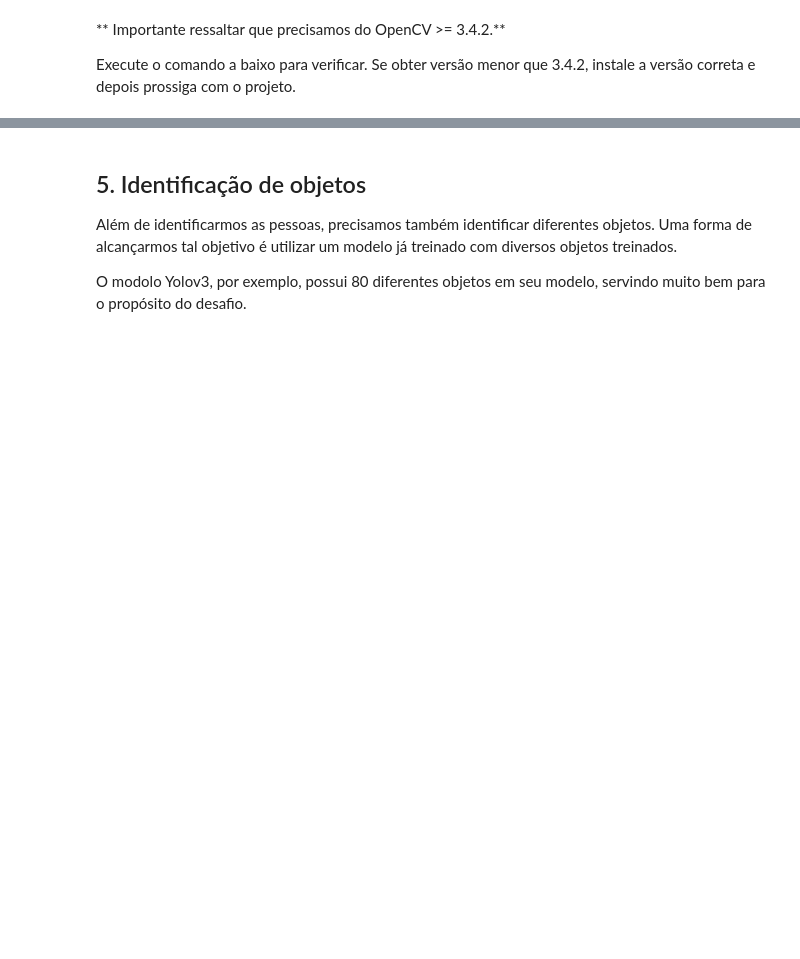
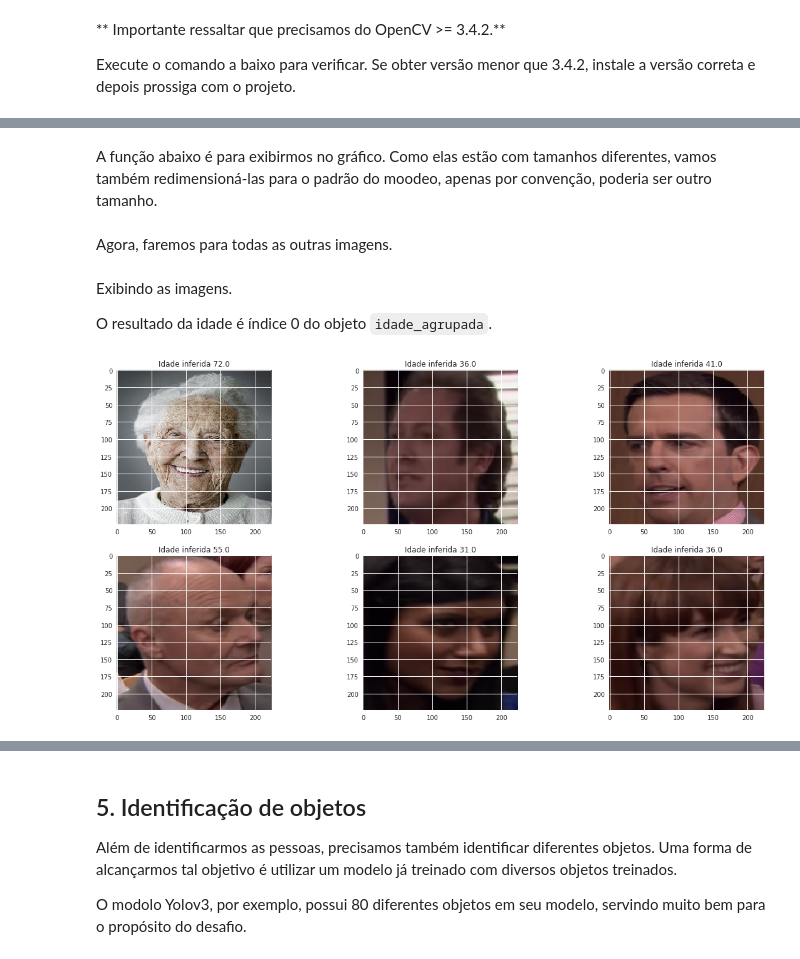
Before and after one commit to jason-pires/fiap-ml-visao-computacional-capstone, a Jupyter notebook: projeto/object-people-audit.ipynb, the cells around one changed output, grey strips where cells are left out. Cells and saved outputs as stored; diff of their text form; code cells hidden in the pictures; blank space fills up the shorter version.

````diff
--- a/projeto/object-people-audit.ipynb
+++ b/projeto/object-people-audit.ipynb
@@ -83,0 +589,3 @@ print(cv2.__version__)
+# %%
+caminho_imagem_1 = "testes/teste-1.jpg"
+imagem_1_pad = carregarImagem(caminho_imagem_1)
@@ -83,0 +594,2 @@ print(cv2.__version__)
+# %%
+predicao_1 = modelo_idade.predict(imagem_1_pad)
@@ -83,0 +598,8 @@ print(cv2.__version__)
+# %%
+idade_agrupada_1 = np.round(np.sum(predicao_1 * classes_idade_saida, axis = 1))
+# %% [markdown]
+A função abaixo é para exibirmos no gráfico. Como elas estão com tamanhos diferentes, vamos também redimensioná-las para o padrão do moodeo, apenas por convenção, poderia ser outro tamanho.
+# %%
+imagem_1 = image.load_img(caminho_imagem_1, target_size=(224, 224))
+# %% [markdown]
+Agora, faremos para todas as outras imagens.
@@ -83,0 +636,28 @@ print(cv2.__version__)
+# %% [markdown]
+Exibindo as imagens.
+
+O resultado da idade é índice 0 do objeto ```idade_agrupada```.
+# %%
+plt.figure(figsize=(20,10))
+plt.subplot(231)
+plt.title("Idade inferida " + str(idade_agrupada_1[0]))
+plt.imshow(imagem_1)
+plt.subplot(232)
+plt.title("Idade inferida " + str(idade_agrupada_2[0]))
+plt.imshow(imagem_2)
+plt.subplot(233)
+plt.title("Idade inferida " + str(idade_agrupada_3[0]))
+plt.imshow(imagem_3)
+plt.subplot(234)
+plt.title("Idade inferida " + str(idade_agrupada_4[0]))
+plt.imshow(imagem_4)
+plt.subplot(235)
+plt.title("Idade inferida " + str(idade_agrupada_5[0]))
+plt.imshow(imagem_5)
+plt.subplot(236)
+plt.title("Idade inferida " + str(idade_agrupada_6[0]))
+plt.imshow(imagem_6)
+
+plt.show()
+# %% [output]
+[figure, added]
````
Also changed, not shown: parts of 149 cells of this notebook.
